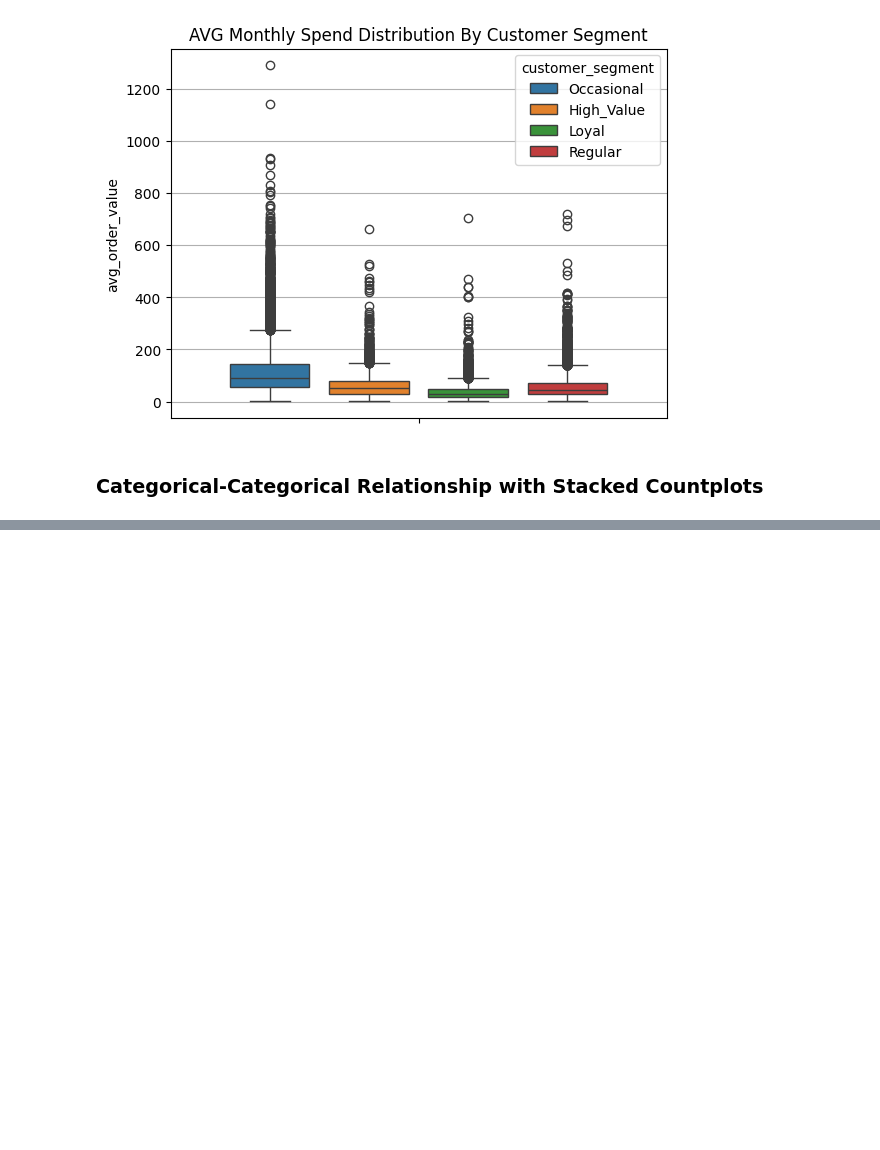
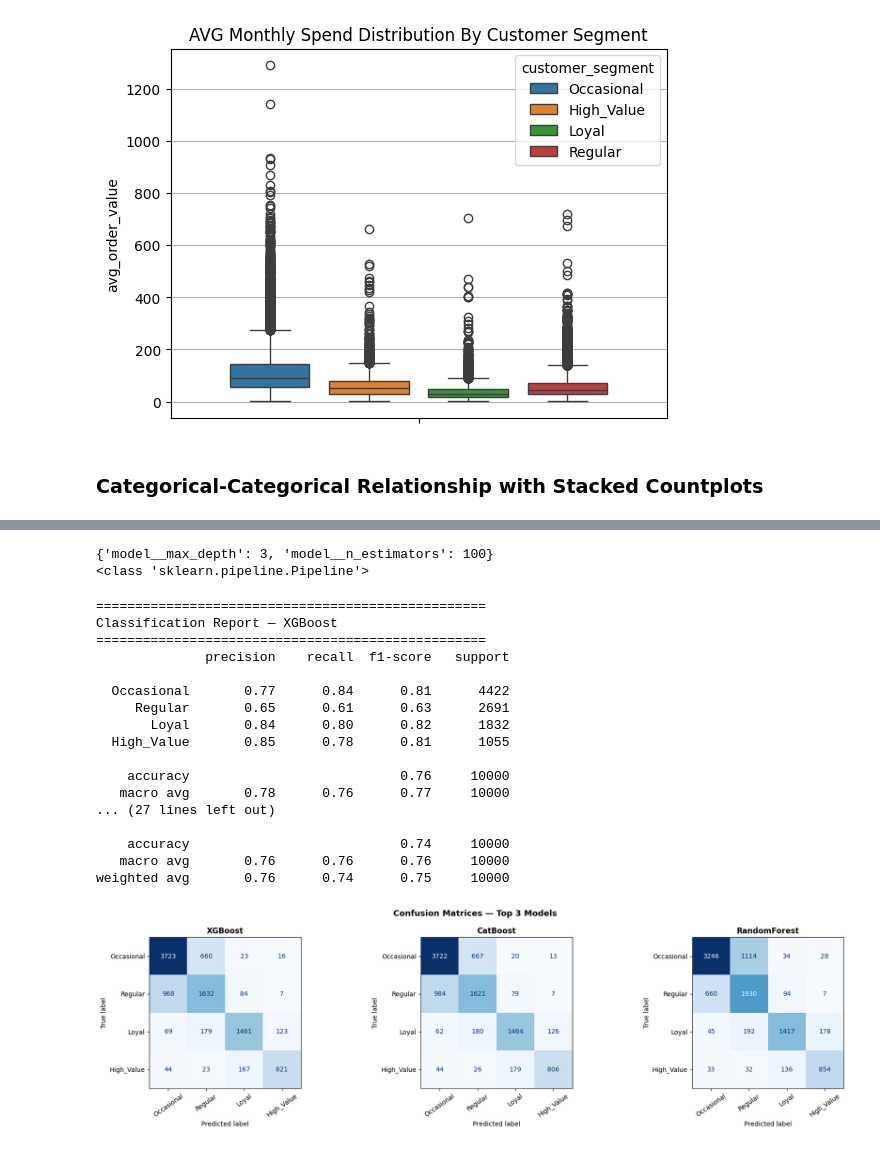
Before and after one commit to LaimengEung/Customer-Segmentation-EDA-ML, a Jupyter notebook: code.ipynb, the cells around one changed output, grey strips where cells are left out. Drawn from its saved outputs; the diff is of its cells as text; code cells hidden in the pictures; blank space fills up the shorter version.

```diff
--- a/code.ipynb
+++ b/code.ipynb
@@ -443,0 +694,6 @@ fig1.show()
+# %%
+print(grids['XGBoost'].best_params_)
+print(type(grids['XGBoost'].best_estimator_))
+# %% [output]
+{'model__max_depth': 3, 'model__n_estimators': 100}
+<class 'sklearn.pipeline.Pipeline'>
@@ -443,0 +702,46 @@ fig1.show()
+# %%
+top_3 = ['XGBoost', 'CatBoost', 'RandomForest']
+class_names = le.classes_  # ['Occasional', 'Regular', 'Loyal', 'High_Value']
+
+fig, axes = plt.subplots(1, 3, figsize=(18, 5))
+
+for i, name in enumerate(top_3):
+    y_pred = grids[name].predict(X_test)
+
+    print(f"\n{'='*50}")
+    print(f"Classification Report — {name}")
+    print('='*50)
+    print(classification_report(y_test, y_pred, target_names=class_names))
+
+    ConfusionMatrixDisplay.from_predictions(
+        y_test, y_pred,
+        display_labels=class_names,
+        ax=axes[i],
+        colorbar=False,
+        cmap='Blues'
+    )
+    axes[i].set_title(f'{name}', fontweight='bold')
+    axes[i].tick_params(axis='x', rotation=35)
+
+plt.suptitle('Confusion Matrices — Top 3 Models', fontsize=13, fontweight='bold')
+plt.tight_layout()
+plt.show()
+# %% [output]
+==================================================
+Classification Report — XGBoost
+==================================================
+              precision    recall  f1-score   support
+
+  Occasional       0.77      0.84      0.81      4422
+     Regular       0.65      0.61      0.63      2691
+       Loyal       0.84      0.80      0.82      1832
+  High_Value       0.85      0.78      0.81      1055
+
+    accuracy                           0.76     10000
+   macro avg       0.78      0.76      0.77     10000
+... (27 lines left out)
+
+    accuracy                           0.74     10000
+   macro avg       0.76      0.76      0.76     10000
+weighted avg       0.76      0.74      0.75     10000
+[figure, added]
```
Also changed, not shown: parts of 28 cells of this notebook, 4 other files.
